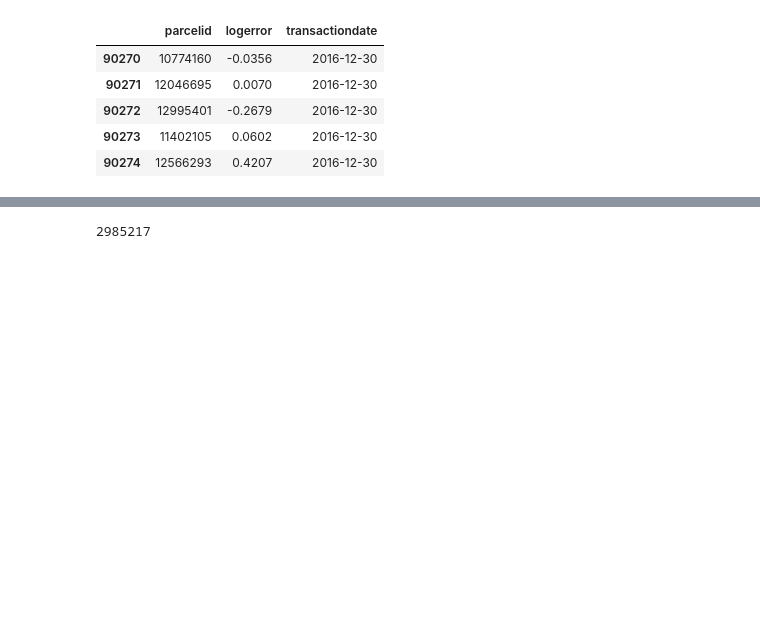
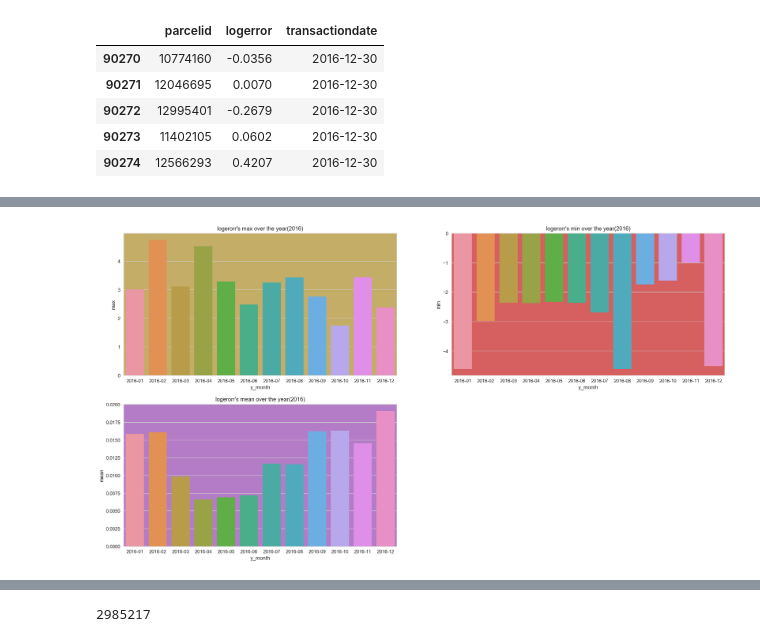
Before and after one commit to minus31/Zillow_Home_Value_Prediction, a Jupyter notebook: notebooks/EDA.ipynb, the cells around one changed output, grey strips where cells are left out. Saved outputs shown, nothing was run; the diff lists cells and outputs as text; code cells hidden in the pictures; blank space fills up the shorter version.

```diff
--- a/notebooks/EDA.ipynb
+++ b/notebooks/EDA.ipynb
@@ -31,0 +95,18 @@ train_17.tail()
+# %%
+# f, ax = plt.subplots(figsize=(6, 15))
+
+plt.rcParams["figure.figsize"] = (23, 19)
+plt.subplot(3, 2, 1, facecolor='y')
+plt.title("logerorr's max over the year(2016)")
+sns.barplot(transaction_by_month['y_month'], transaction_by_month['max'])
+plt.subplot(3, 2, 2, facecolor='r')
+plt.title("logerorr's min over the year(2016)")
+sns.barplot(transaction_by_month['y_month'], transaction_by_month['min'])
+plt.subplot(3, 2, 3, facecolor='m')
+plt.title("logerorr's mean over the year(2016)")
+sns.barplot(transaction_by_month['y_month'], transaction_by_month['mean'])
+# # 표준편차가 평균보다 훨씬 커서 그래프로 표현이 잘 안된다.
+# plt.errorbar(transaction_by_month['y_month'], transaction_by_month['mean'], transaction_by_month['std'],  marker='^')
+plt.show()
+# %% [output]
+[figure, added]
```
Also changed, not shown: parts of 25 cells of this notebook.
